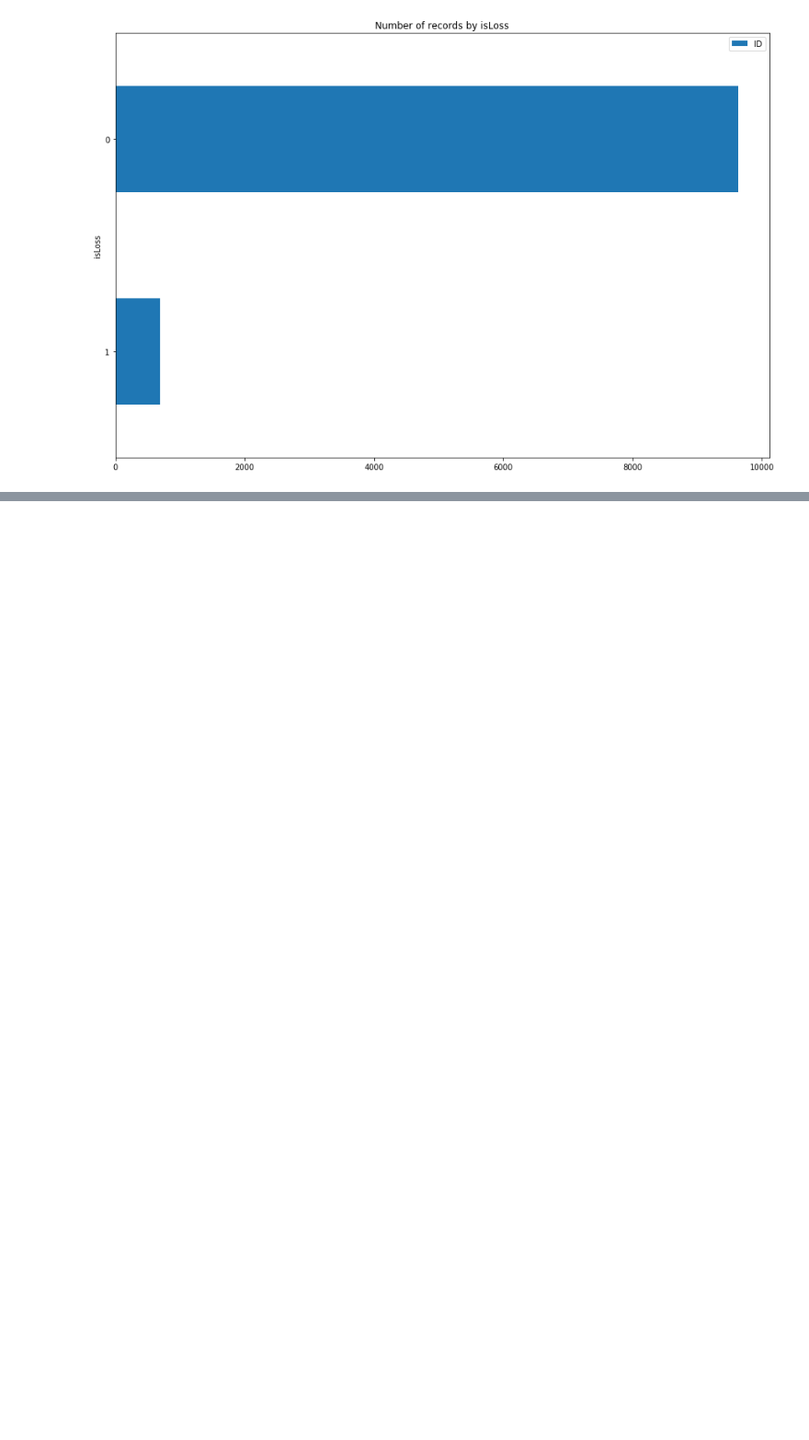
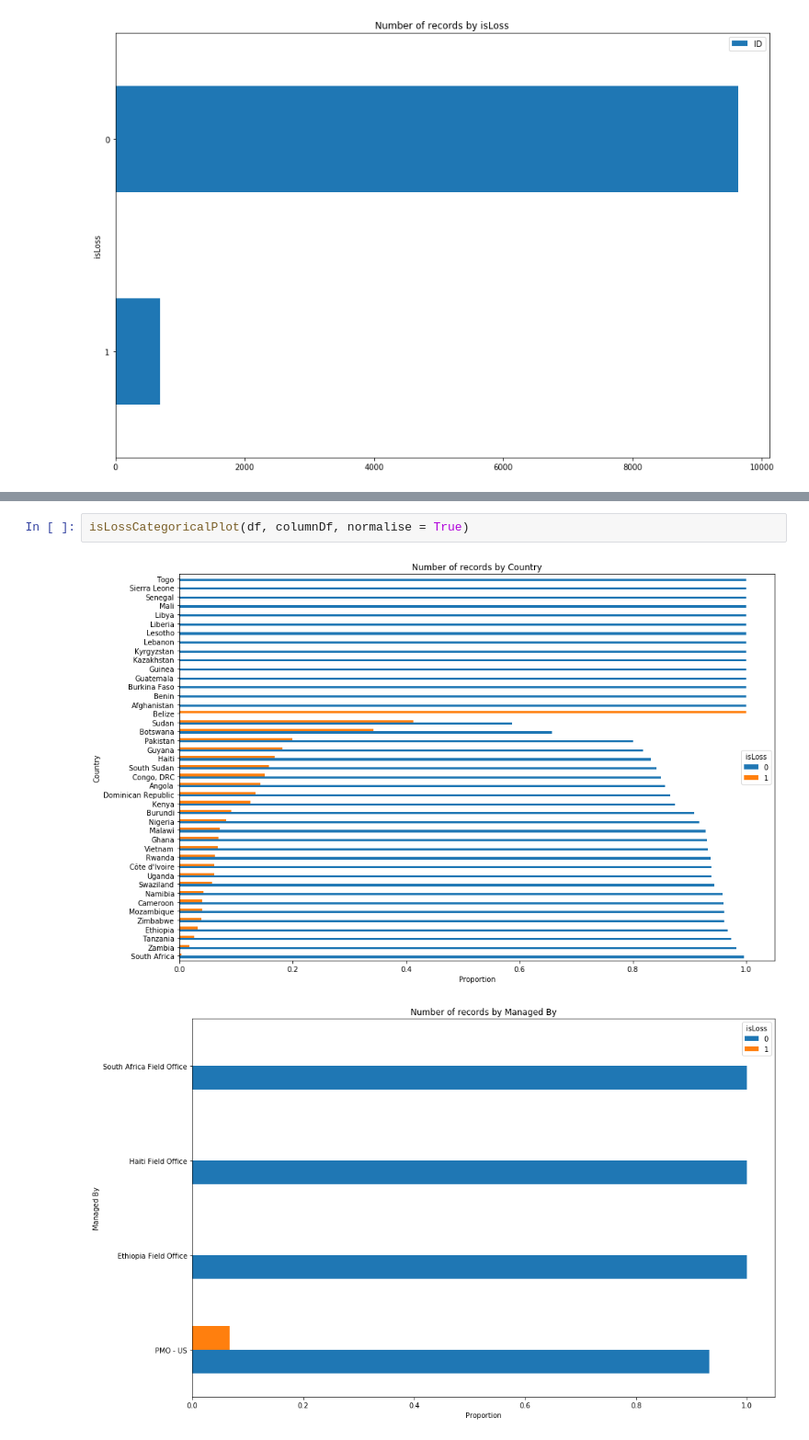
Before and after one commit to AkbarAzad/practice, a Jupyter notebook: supply_chain_data_analysis.ipynb, the cells around one changed output, grey strips where cells are left out. Shown: that part at 92% size. Cells and saved outputs as stored; diff of their text form; blank space fills up the shorter version.

```diff
--- a/supply_chain_data_analysis.ipynb
+++ b/supply_chain_data_analysis.ipynb
@@ -183,0 +210,5 @@ categoricalPlot(df, columnDf)
+# %%
+isLossCategoricalPlot(df, columnDf, normalise = True)
+# %% [output]
+[figure, added]
+[figure, added]
```
Also changed, not shown: parts of 3 cells of this notebook.
